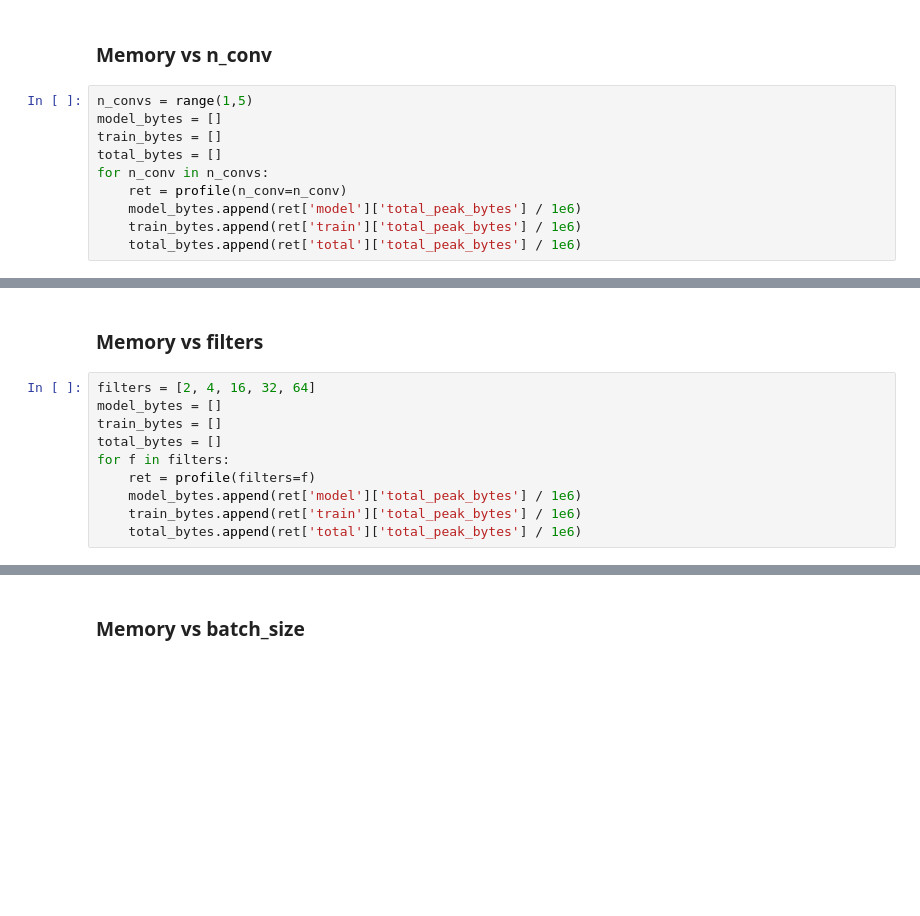
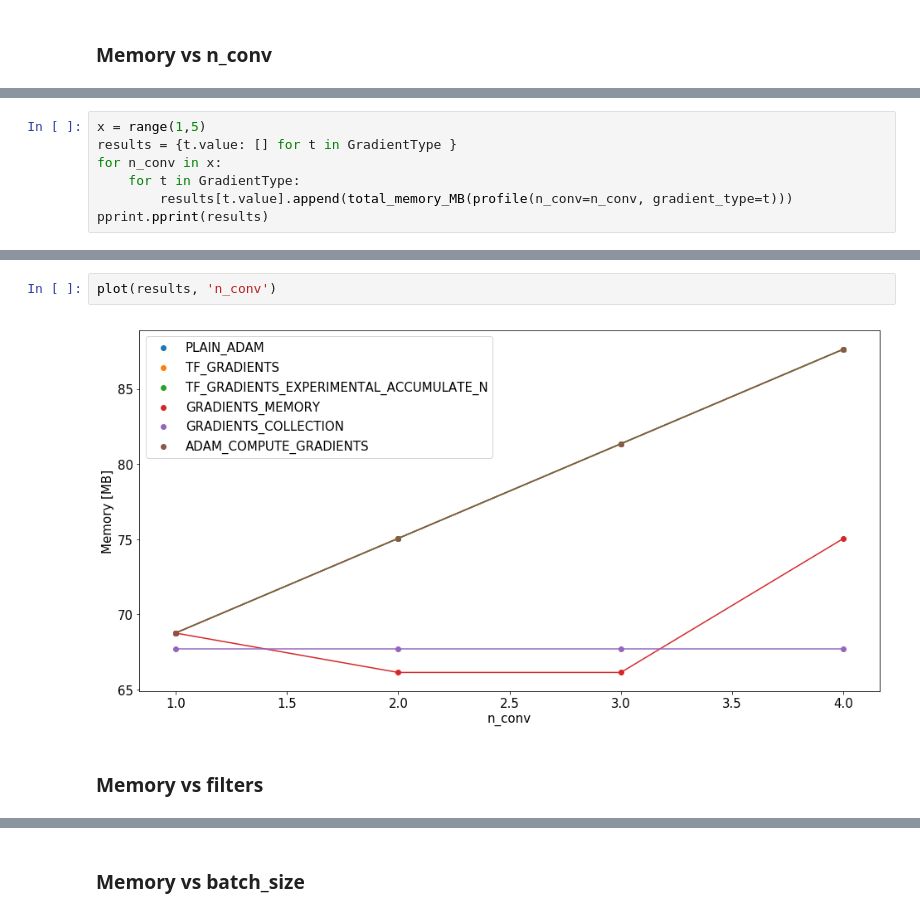
Before and after one commit to gchlebus/gchlebus.github.io, a Jupyter notebook: code/profiling-tf-models/profiling-tf-models.ipynb, the cells around one changed output, grey strips where cells are left out. Cells and saved outputs as stored; diff of their text form; blank space fills up the shorter version.

```diff
--- a/code/profiling-tf-models/profiling-tf-models.ipynb
+++ b/code/profiling-tf-models/profiling-tf-models.ipynb
@@ -11,12 +57,2 @@ from profiler import profile, OutputType
 # %% [markdown]
 ### Memory vs n_conv
-# %%
-n_convs = range(1,5)
-model_bytes = []
-train_bytes = []
-total_bytes = []
-for n_conv in n_convs:
-    ret = profile(n_conv=n_conv)
-    model_bytes.append(ret['model']['total_peak_bytes'] / 1e6)
-    train_bytes.append(ret['train']['total_peak_bytes'] / 1e6)
-    total_bytes.append(ret['total']['total_peak_bytes'] / 1e6)
@@ -34,0 +67,7 @@ _ = plt.xlabel('n_conv')
+# %%
+x = range(1,5)
+results = {t.value: [] for t in GradientType }
+for n_conv in x:
+    for t in GradientType:
+        results[t.value].append(total_memory_MB(profile(n_conv=n_conv, gradient_type=t)))
+pprint.pprint(results)
@@ -35,12 +97,6 @@ _ = plt.xlabel('n_conv')
+# %%
+plot(results, 'n_conv')
+# %% [output]
+[figure, added]
 # %% [markdown]
 ### Memory vs filters
-# %%
-filters = [2, 4, 16, 32, 64]
-model_bytes = []
-train_bytes = []
-total_bytes = []
-for f in filters:
-    ret = profile(filters=f)
-    model_bytes.append(ret['model']['total_peak_bytes'] / 1e6)
-    train_bytes.append(ret['train']['total_peak_bytes'] / 1e6)
-    total_bytes.append(ret['total']['total_peak_bytes'] / 1e6)
```
Also changed, not shown: parts of 24 cells of this notebook, 6 other files.
